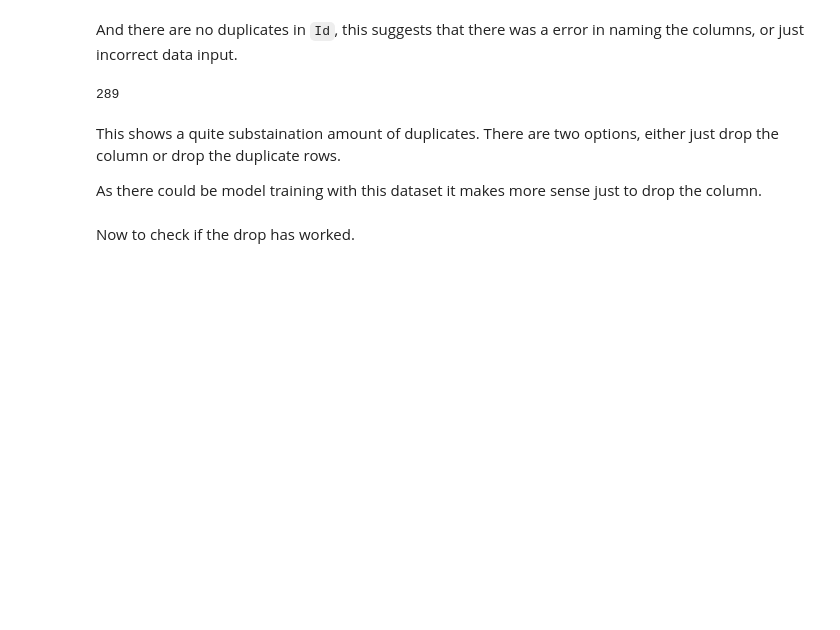
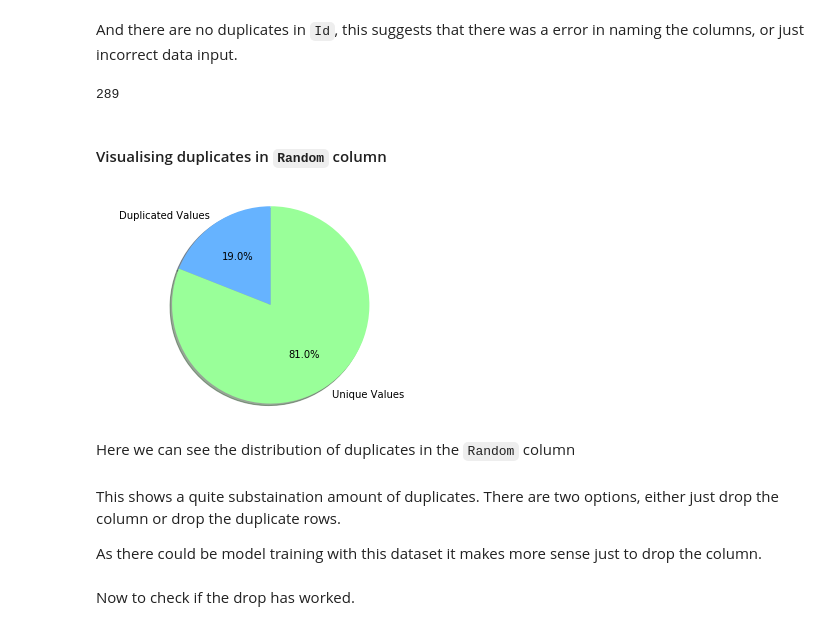
Before and after one commit to kthrasher1/Data_Mining, a Jupyter notebook: ACW/ACW_Jupyter_Notebook.ipynb, the cells around one changed output. Saved outputs shown, nothing was run; the diff lists cells and outputs as text; code cells hidden in the pictures; blank space fills up the shorter version.

```diff
--- a/ACW/ACW_Jupyter_Notebook.ipynb
+++ b/ACW/ACW_Jupyter_Notebook.ipynb
@@ -290,9 +320,29 @@ False
 # %% [markdown]
 And there are no duplicates in `Id`, this suggests that there was a error in naming the columns, or just incorrect data input.
 # %%
-df_copy["Random"].duplicated().sum()
+amount_of_duplicates = df_copy["Random"].duplicated().sum()
+
+amount_of_duplicates
 # %% [output]
 289
+# %% [markdown]
+#### Visualising duplicates in `Random` column
+# %%
+amount_of_unique = len(df) - amount_of_duplicates
+
+labels = 'Duplicated Values', 'Unique Values'
+sizes = [amount_of_duplicates, amount_of_unique]
+colors = ['#66b3ff','#99ff99']
+
+plt.pie(sizes, labels=labels, colors=colors, autopct='%1.1f%%',
+        shadow=True, startangle=90)
+
+plt.axis("equal")
+plt.show()
+# %% [output]
+[figure, added]
+# %% [markdown]
+Here we can see the distribution of duplicates in the `Random` column
 # %% [markdown]
 This shows a quite substaination amount of duplicates. There are two options, either just drop the column or drop the duplicate rows.
 
```
Also changed, not shown: parts of 9 cells of this notebook, 2 other files.
